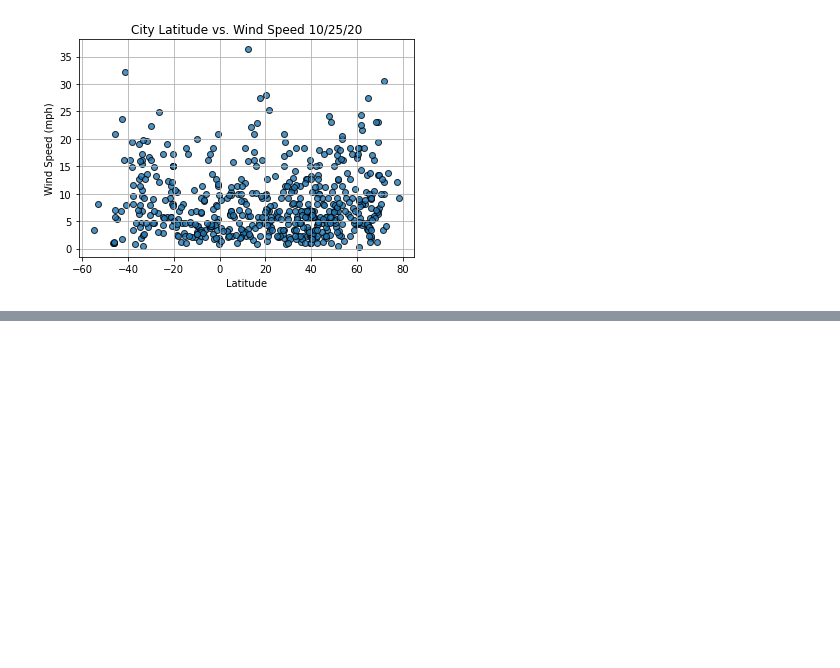
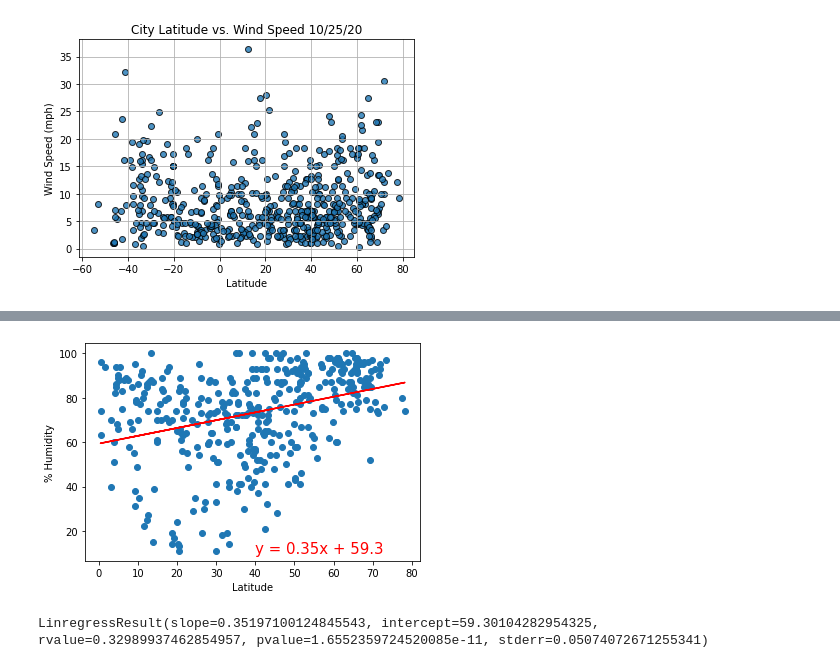
Before and after one commit to mtmcphail/World_Weather_Analysis, a Jupyter notebook: WeatherPy.ipynb, the cells around one changed output, grey strips where cells are left out. Cells and saved outputs as stored; diff of their text form; code cells hidden in the pictures; blank space fills up the shorter version.

```diff
--- a/WeatherPy.ipynb
+++ b/WeatherPy.ipynb
@@ -249,0 +295,12 @@ plt.show()
+# %%
+# Linear regression on the Northern Hemisphere
+x_values = northern_hemi_df["Lat"]
+y_values = northern_hemi_df["Humidity"]
+# Call the function.
+plot_linear_regression(x_values, y_values,
+                       "Linear Regression on the Northern Hemisphere for % Humidity", '% Humidity',(40,10))
+
+linregress(x_values, y_values)
+# %% [output]
+[figure, added]
+LinregressResult(slope=0.35197100124845543, intercept=59.30104282954325, rvalue=0.32989937462854957, pvalue=1.6552359724520085e-11, stderr=0.05074072671255341)
```
Also changed, not shown: parts of 9 cells of this notebook.
